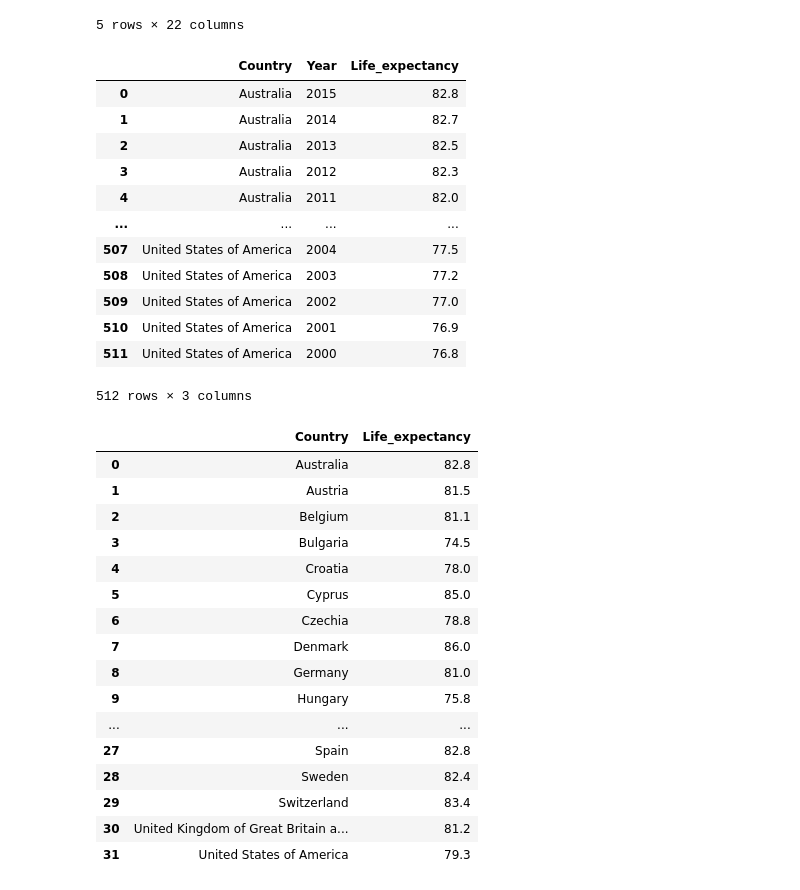
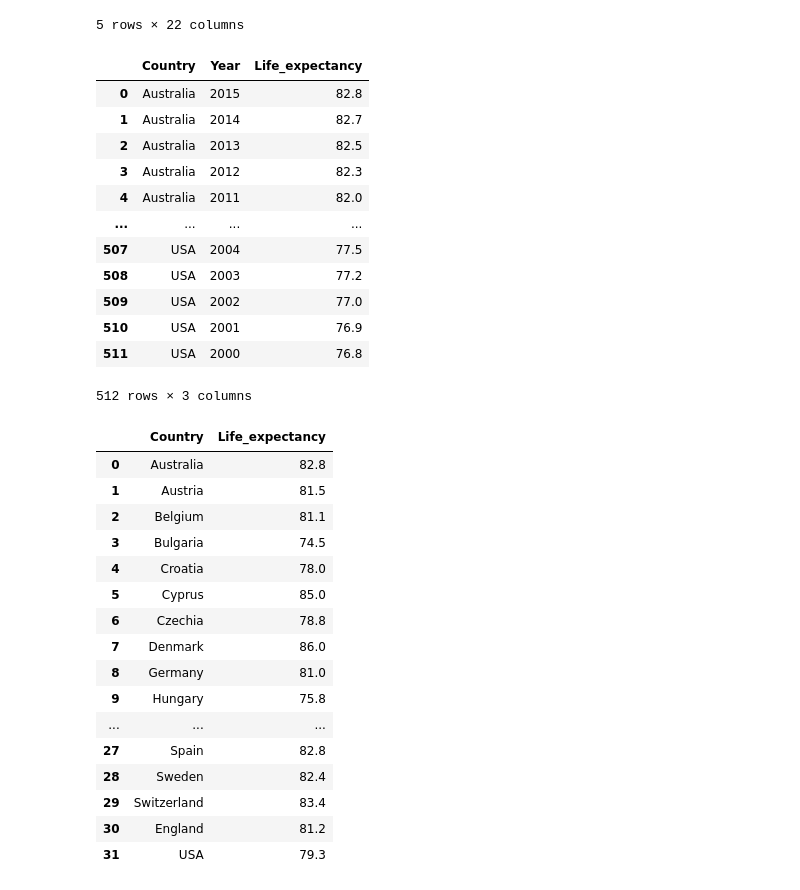
Before and after one commit to Riz97/riz97.github.io, a Jupyter notebook: py_scripts/notebooks/Data_preproccessing.ipynb, the cells around one changed output. Saved outputs shown, nothing was run; the diff lists cells and outputs as text; code cells hidden in the pictures.

```diff
--- a/py_scripts/notebooks/Data_preproccessing.ipynb
+++ b/py_scripts/notebooks/Data_preproccessing.ipynb
@@ -29,21 +29,23 @@ developed_countries.head()
 5 rows × 22 columns
 # %%
 developed_countries_life = developed_countries[["Country" , "Year", "Life_expectancy" ]]
+developed_countries_life['Country'] = developed_countries_life['Country'].replace('United States of America', 'USA')
+developed_countries_life['Country'] = developed_countries_life['Country'].replace('United Kingdom of Great Britain and Northern Ireland', 'England')
 
 developed_countries_life
 # %% [output]
 |  | Country | Year | Life_expectancy |
 | 0 | Australia | 2015 | 82.8 |
 | 1 | Australia | 2014 | 82.7 |
 | 2 | Australia | 2013 | 82.5 |
 | 3 | Australia | 2012 | 82.3 |
 | 4 | Australia | 2011 | 82.0 |
 | ... | ... | ... | ... |
-| 507 | United States of America | 2004 | 77.5 |
-| 508 | United States of America | 2003 | 77.2 |
-| 509 | United States of America | 2002 | 77.0 |
-| 510 | United States of America | 2001 | 76.9 |
-| 511 | United States of America | 2000 | 76.8 |
+| 507 | USA | 2004 | 77.5 |
+| 508 | USA | 2003 | 77.2 |
+| 509 | USA | 2002 | 77.0 |
+| 510 | USA | 2001 | 76.9 |
+| 511 | USA | 2000 | 76.8 |
 512 rows × 3 columns
 # %%
 developed_countries_life_15 = developed_countries_life[developed_countries_life["Year"] == 2015].reset_index(drop = True).drop("Year" , axis = 1)
@@ -65,8 +67,8 @@ developed_countries_life_15
 | 27 | Spain | 82.8 |
 | 28 | Sweden | 82.4 |
 | 29 | Switzerland | 83.4 |
-| 30 | United Kingdom of Great Britain a... | 81.2 |
-| 31 | United States of America | 79.3 |
+| 30 | England | 81.2 |
+| 31 | USA | 79.3 |
 # %%
 developed_countries_life_15['Country'] = developed_countries_life_15['Country'].replace('United States of America', 'USA')
 developed_countries_life_15['Country'] = developed_countries_life_15['Country'].replace('United Kingdom of Great Britain and Northern Ireland', 'England')
```
Also changed, not shown: parts of 1 cell of this notebook, 4 other files.
